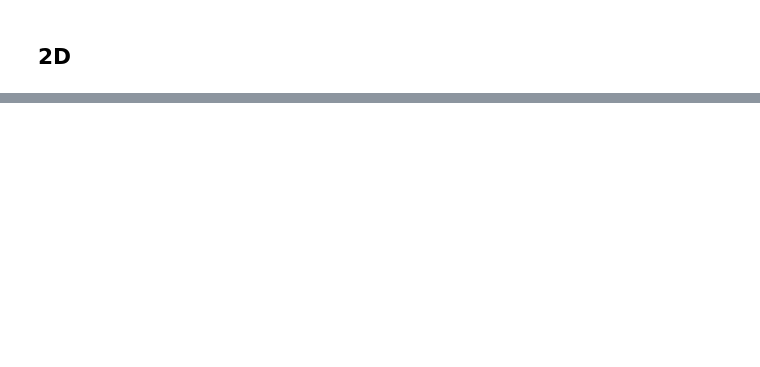
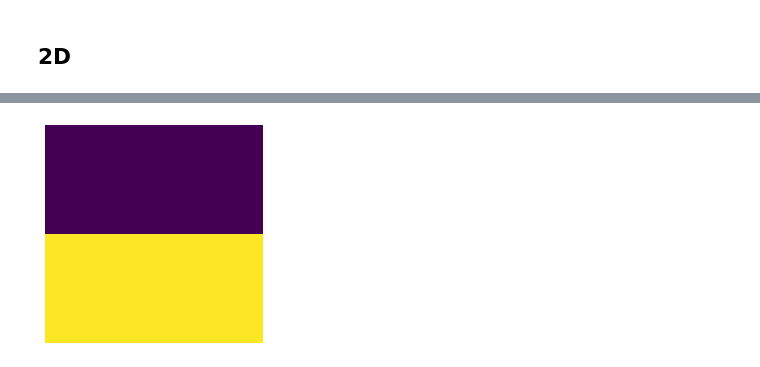
Before and after one commit to flpeters/TextureSynthesis, a Jupyter notebook: 00_Main.ipynb, the cells around one changed output, grey strips where cells are left out. Cells and saved outputs as stored; diff of their text form; code cells hidden in the pictures; blank space fills up the shorter version.

```diff
--- a/00_Main.ipynb
+++ b/00_Main.ipynb
@@ -450,0 +621,4 @@ show_image(Grid)
+# %%
+show_image(Tiles[1])
+# %% [output]
+[figure, added]
```
Also changed, not shown: parts of 92 cells of this notebook.
